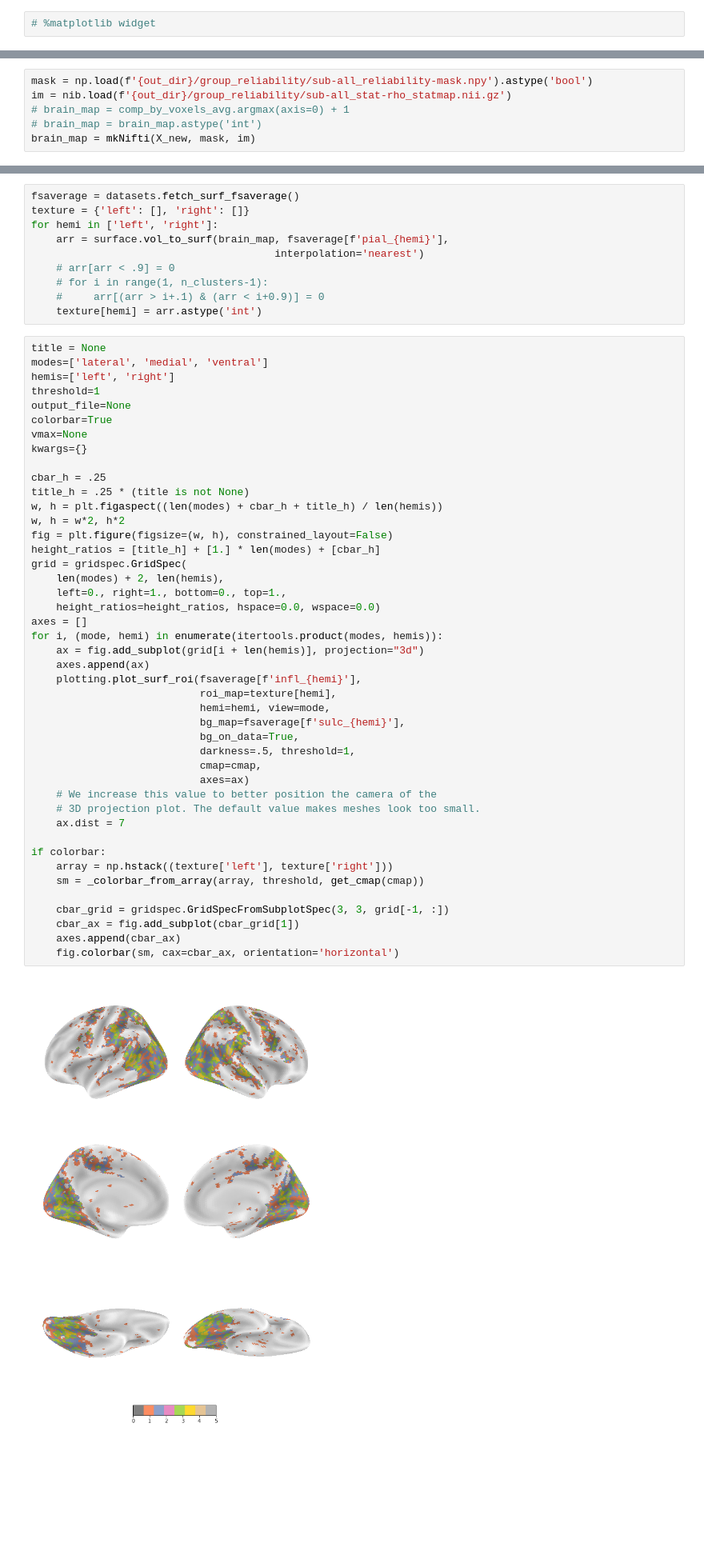
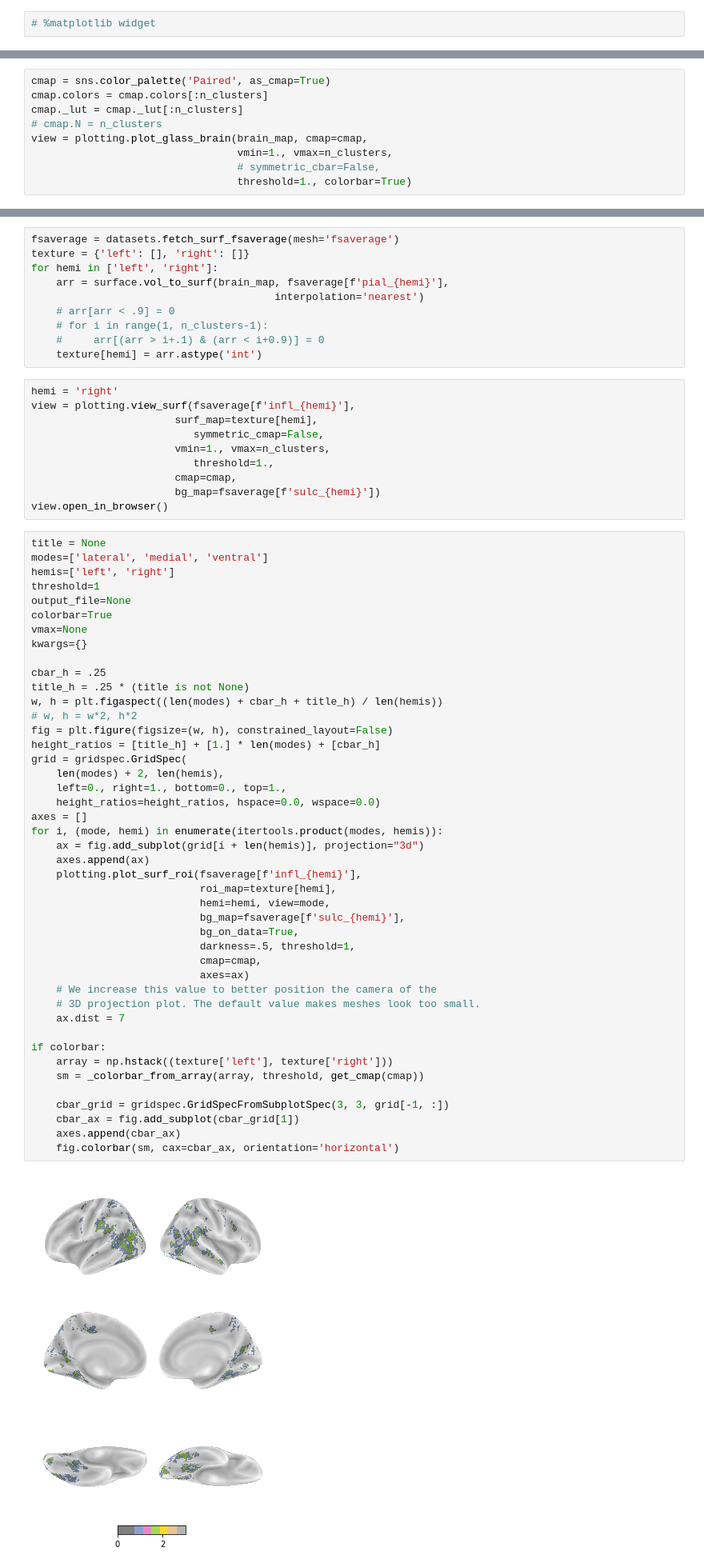
Before and after one commit to Isik-lab/SIfMRI_analysis, a Jupyter notebook: notebooks/Voxelwise PCA.ipynb, the cells around one changed output, grey strips where cells are left out. Shown at 80% size. Drawn from its saved outputs; the diff is of its cells as text; blank space fills up the shorter version.

```diff
--- a/notebooks/Voxelwise PCA.ipynb
+++ b/notebooks/Voxelwise PCA.ipynb
@@ -240,6 +135,0 @@ X_new += 1
-# %%
-mask = np.load(f'{out_dir}/group_reliability/sub-all_reliability-mask.npy').astype('bool')
-im = nib.load(f'{out_dir}/group_reliability/sub-all_stat-rho_statmap.nii.gz')
-# brain_map = comp_by_voxels_avg.argmax(axis=0) + 1
-# brain_map = brain_map.astype('int')
-brain_map = mkNifti(X_new, mask, im)
@@ -251,0 +136,9 @@ NameError: name 'n_clusters' is not defined
+# %%
+cmap = sns.color_palette('Paired', as_cmap=True)
+cmap.colors = cmap.colors[:n_clusters]
+cmap._lut = cmap._lut[:n_clusters]
+# cmap.N = n_clusters
+view = plotting.plot_glass_brain(brain_map, cmap=cmap,
+                                 vmin=1., vmax=n_clusters,
+                                 # symmetric_cbar=False,
+                                 threshold=1., colorbar=True)
@@ -252,5 +147,5 @@ NameError: name 'n_clusters' is not defined
 # %%
-fsaverage = datasets.fetch_surf_fsaverage()
+fsaverage = datasets.fetch_surf_fsaverage(mesh='fsaverage')
 texture = {'left': [], 'right': []}
 for hemi in ['left', 'right']:
     arr = surface.vol_to_surf(brain_map, fsaverage[f'pial_{hemi}'],
@@ -259,6 +154,16 @@ for hemi in ['left', 'right']:
     # for i in range(1, n_clusters-1):
     #     arr[(arr > i+.1) & (arr < i+0.9)] = 0
     texture[hemi] = arr.astype('int')
+# %%
+hemi = 'right'
+view = plotting.view_surf(fsaverage[f'infl_{hemi}'],
+                       surf_map=texture[hemi],
+                          symmetric_cmap=False,
+                       vmin=1., vmax=n_clusters,
+                          threshold=1.,
+                       cmap=cmap,
+                       bg_map=fsaverage[f'sulc_{hemi}'])
+view.open_in_browser()
 # %%
 title = None
 modes=['lateral', 'medial', 'ventral']
@@ -272,36 +177,36 @@ kwargs={}
 cbar_h = .25
 title_h = .25 * (title is not None)
 w, h = plt.figaspect((len(modes) + cbar_h + title_h) / len(hemis))
-w, h = w*2, h*2
+# w, h = w*2, h*2
 fig = plt.figure(figsize=(w, h), constrained_layout=False)
 height_ratios = [title_h] + [1.] * len(modes) + [cbar_h]
 grid = gridspec.GridSpec(
     len(modes) + 2, len(hemis),
     left=0., right=1., bottom=0., top=1.,
     height_ratios=height_ratios, hspace=0.0, wspace=0.0)
 axes = []
 for i, (mode, hemi) in enumerate(itertools.product(modes, hemis)):
     ax = fig.add_subplot(grid[i + len(hemis)], projection="3d")
     axes.append(ax)
     plotting.plot_surf_roi(fsaverage[f'infl_{hemi}'],
                            roi_map=texture[hemi],
                            hemi=hemi, view=mode,
                            bg_map=fsaverage[f'sulc_{hemi}'],
                            bg_on_data=True,
                            darkness=.5, threshold=1,
                            cmap=cmap,
                            axes=ax)
     # We increase this value to better position the camera of the
     # 3D projection plot. The default value makes meshes look too small.
     ax.dist = 7
 
 if colorbar:
     array = np.hstack((texture['left'], texture['right']))
     sm = _colorbar_from_array(array, threshold, get_cmap(cmap))
 
     cbar_grid = gridspec.GridSpecFromSubplotSpec(3, 3, grid[-1, :])
     cbar_ax = fig.add_subplot(cbar_grid[1])
     axes.append(cbar_ax)
     fig.colorbar(sm, cax=cbar_ax, orientation='horizontal')
 # %% [output]
-[figure, old version]
+[figure, new version]
```
Also changed, not shown: parts of 32 cells of this notebook, 21 other files.
